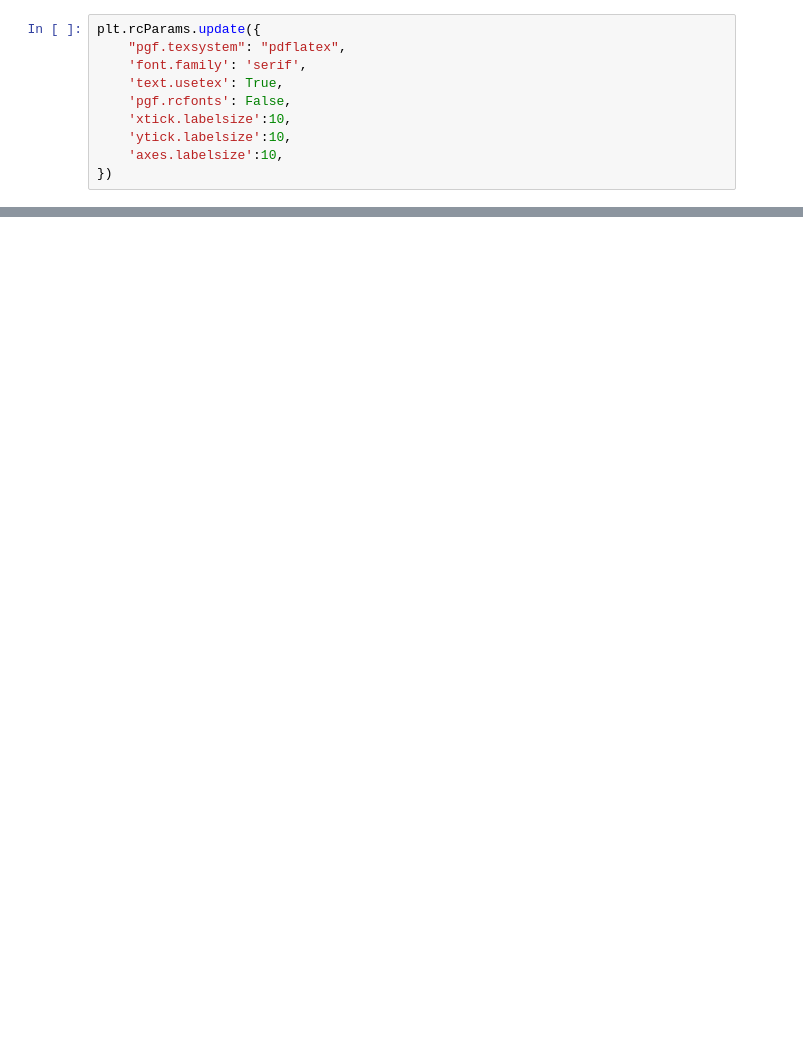
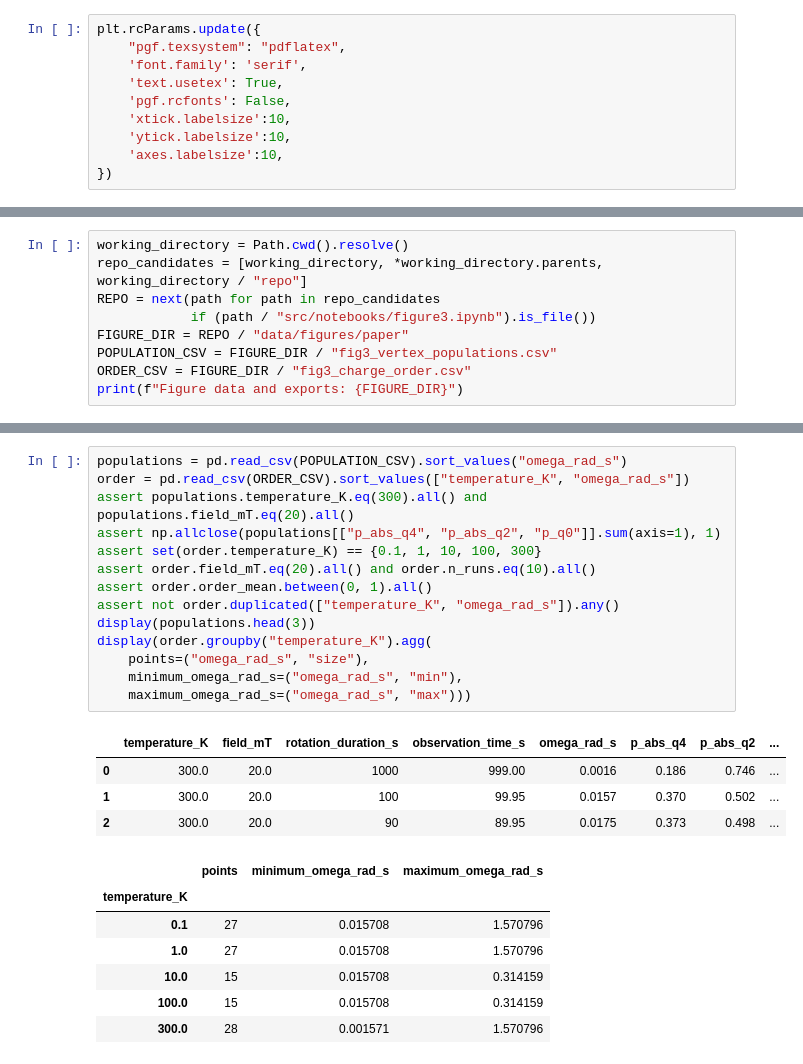
Before and after one commit to leogabac/frequencygs, a Jupyter notebook: src/notebooks/figure3.ipynb, the cells around one changed output, grey strips where cells are left out. Drawn from its saved outputs; the diff is of its cells as text; blank space fills up the shorter version.

Commit message:
updated figure 2 and 3

```diff
--- a/src/notebooks/figure3.ipynb
+++ b/src/notebooks/figure3.ipynb
@@ -132,0 +33,9 @@ final_chir
+# %%
+working_directory = Path.cwd().resolve()
+repo_candidates = [working_directory, *working_directory.parents, working_directory / "repo"]
+REPO = next(path for path in repo_candidates
+            if (path / "src/notebooks/figure3.ipynb").is_file())
+FIGURE_DIR = REPO / "data/figures/paper"
+POPULATION_CSV = FIGURE_DIR / "fig3_vertex_populations.csv"
+ORDER_CSV = FIGURE_DIR / "fig3_charge_order.csv"
+print(f"Figure data and exports: {FIGURE_DIR}")
@@ -132,0 +69,26 @@ final_chir
+# %%
+populations = pd.read_csv(POPULATION_CSV).sort_values("omega_rad_s")
+order = pd.read_csv(ORDER_CSV).sort_values(["temperature_K", "omega_rad_s"])
+assert populations.temperature_K.eq(300).all() and populations.field_mT.eq(20).all()
+assert np.allclose(populations[["p_abs_q4", "p_abs_q2", "p_q0"]].sum(axis=1), 1)
+assert set(order.temperature_K) == {0.1, 1, 10, 100, 300}
+assert order.field_mT.eq(20).all() and order.n_runs.eq(10).all()
+assert order.order_mean.between(0, 1).all()
+assert not order.duplicated(["temperature_K", "omega_rad_s"]).any()
+display(populations.head(3))
+display(order.groupby("temperature_K").agg(
+    points=("omega_rad_s", "size"),
+    minimum_omega_rad_s=("omega_rad_s", "min"),
+    maximum_omega_rad_s=("omega_rad_s", "max")))
+# %% [output]
+|  | temperature_K | field_mT | rotation_duration_s | observation_time_s | omega_rad_s | p_abs_q4 | p_abs_q2 | ... |
+| 0 | 300.0 | 20.0 | 1000 | 999.00 | 0.0016 | 0.186 | 0.746 | ... |
+| 1 | 300.0 | 20.0 | 100 | 99.95 | 0.0157 | 0.370 | 0.502 | ... |
+| 2 | 300.0 | 20.0 | 90 | 89.95 | 0.0175 | 0.373 | 0.498 | ... |
+|  | points | minimum_omega_rad_s | maximum_omega_rad_s |
+| temperature_K |  |  |  |
+| 0.1 | 27 | 0.015708 | 1.570796 |
+| 1.0 | 27 | 0.015708 | 1.570796 |
+| 10.0 | 15 | 0.015708 | 0.314159 |
+| 100.0 | 15 | 0.015708 | 0.314159 |
+| 300.0 | 28 | 0.001571 | 1.570796 |
```
Also changed, not shown: parts of 22 cells of this notebook, 2 other files.
